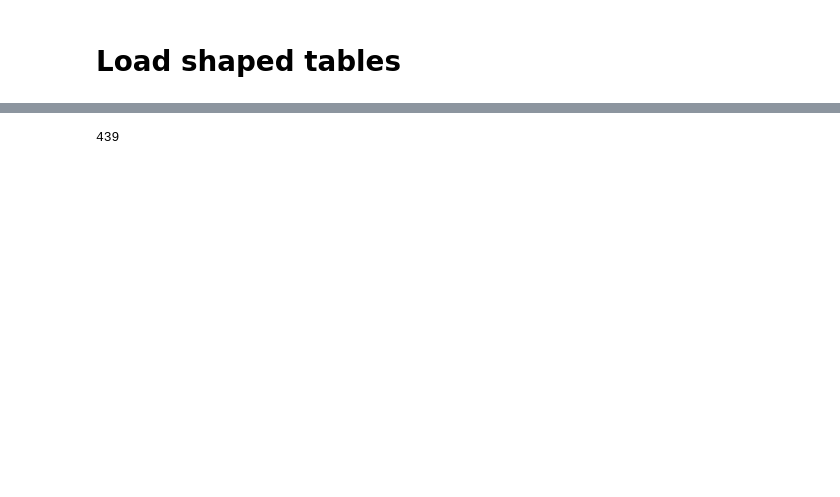
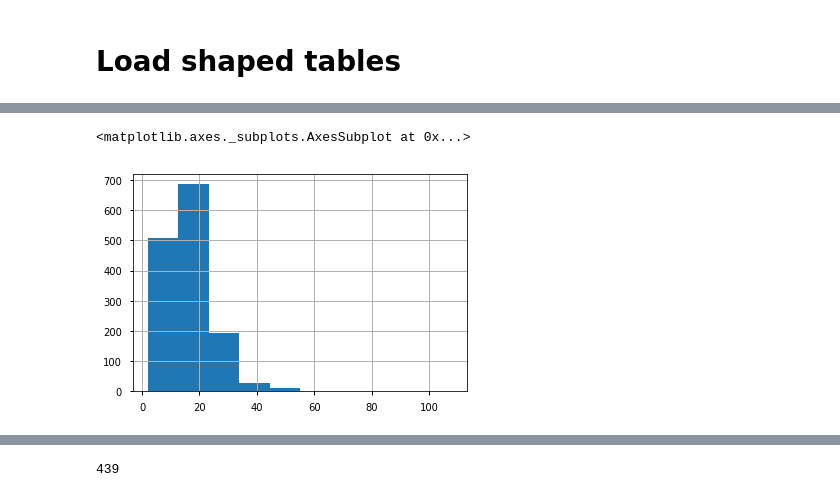
Before and after one commit to chrisluedtke/CityYear-ACM-Analysis, a Jupyter notebook: Analysis.ipynb, the cells around one changed output, grey strips where cells are left out. Cells and saved outputs as stored; diff of their text form; code cells hidden in the pictures; blank space fills up the shorter version.

```diff
--- a/Analysis.ipynb
+++ b/Analysis.ipynb
@@ -46,0 +125,5 @@ impact_df = assmt_df.merge(tut_time_df, on='Key')
+# %%
+impact_df['ToT_count'].hist()
+# %% [output]
+<matplotlib.axes._subplots.AxesSubplot at 0x...>
+[figure, added]
```
Also changed, not shown: parts of 55 cells of this notebook.
